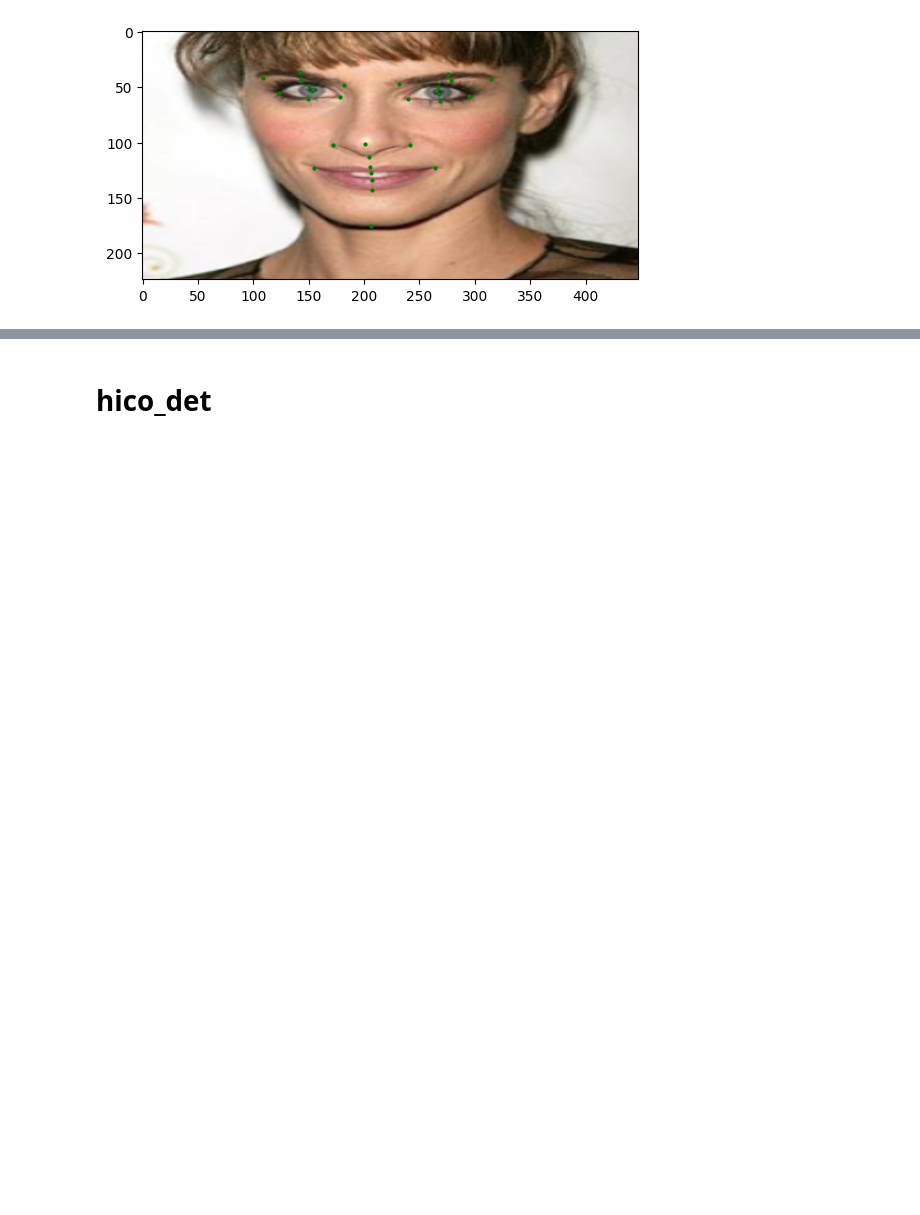
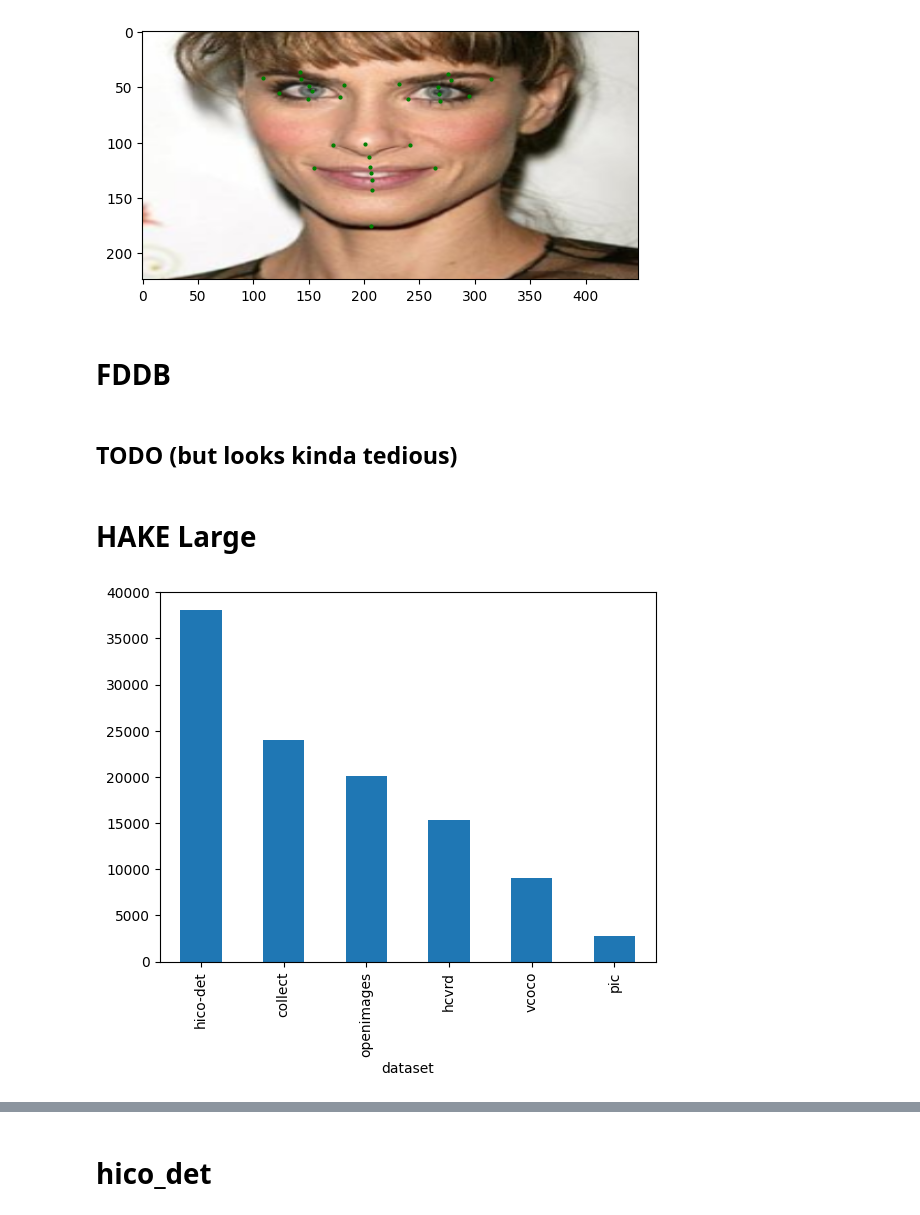
Before and after one commit to freya-aino/motion-capture, a Jupyter notebook: dataloader_test.ipynb, the cells around one changed output, grey strips where cells are left out. Saved outputs shown, nothing was run; the diff lists cells and outputs as text; code cells hidden in the pictures; blank space fills up the shorter version.

```diff
--- a/dataloader_test.ipynb
+++ b/dataloader_test.ipynb
@@ -110,3 +110,17 @@ for i in range(kpts.shape[0]):
 plt.show()
 # %% [output]
 [figure]
+# %% [markdown]
+# FDDB
+# %% [markdown]
+## TODO (but looks kinda tedious)
+# %% [markdown]
+# HAKE Large
+# %%
+annotations = json.load(open("\\\\NAS\\Data\\datasets\\HAKE\\Annotations\\hake_large_annotation.json", "r"))
+annotations = pd.DataFrame.from_records(annotations).T
+# %%
+annotations["dataset"].value_counts().plot(kind="bar")
+plt.show()
+# %% [output]
+[figure, added]
```
Also changed, not shown: parts of 1 cell of this notebook, 16 other files.
